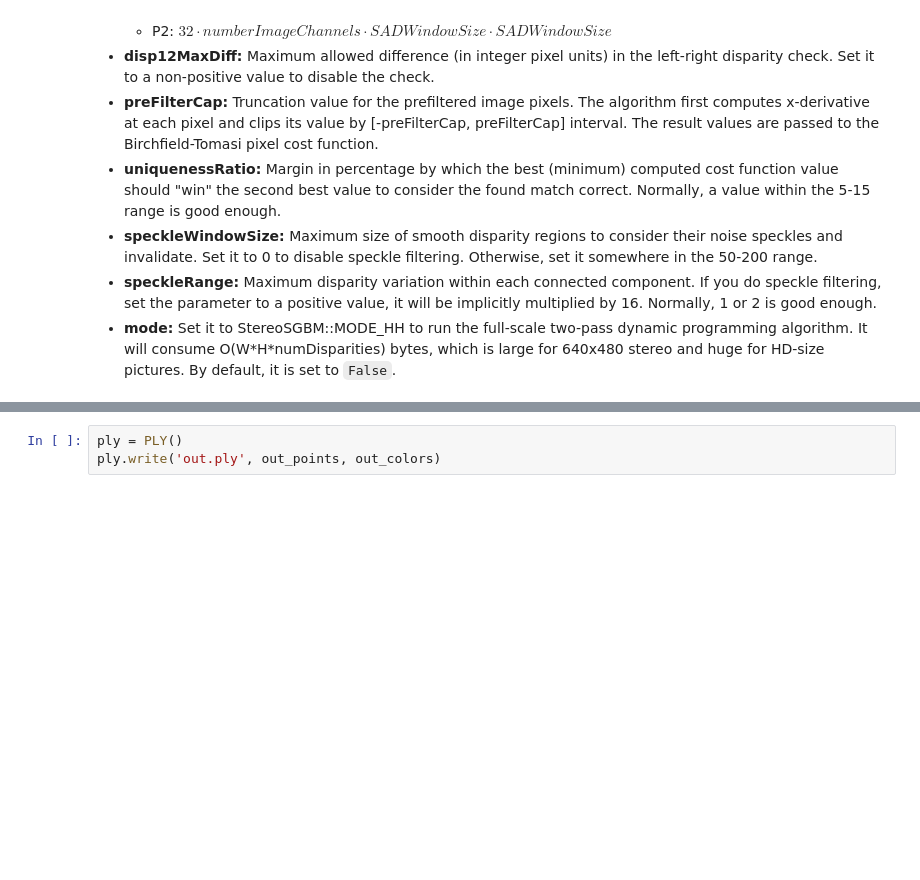
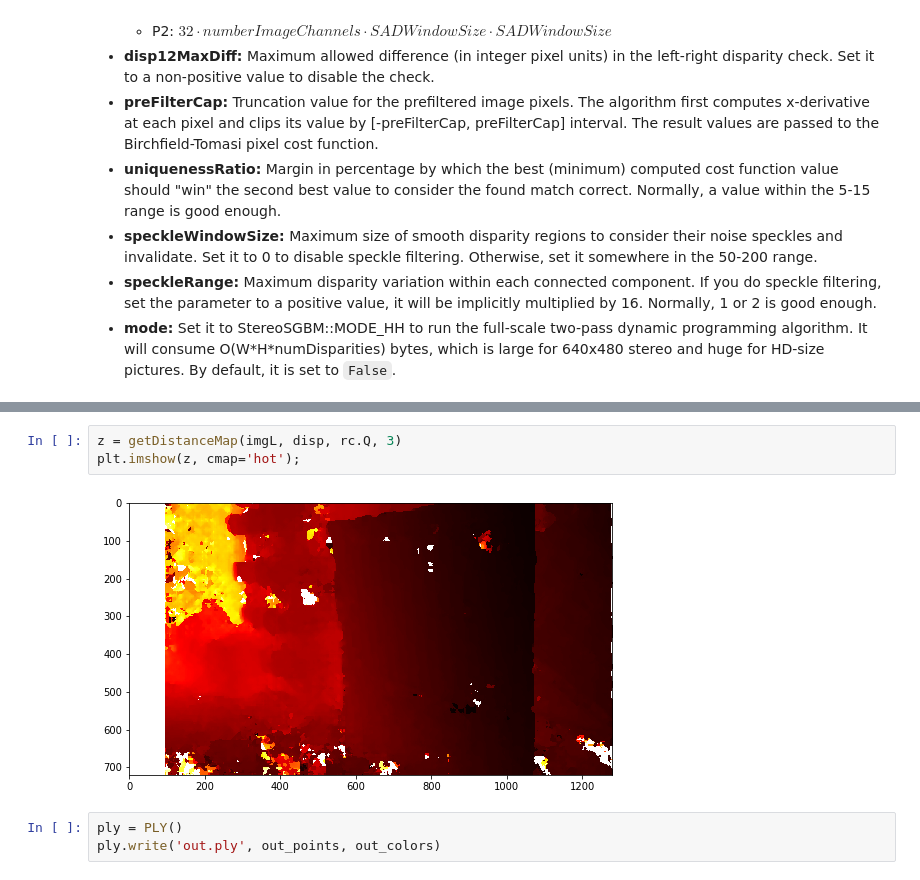
Before and after one commit to walchko/github-blog, a Jupyter notebook: source/blog/Vision/stereo-vision/stereo.ipynb, the cells around one changed output, grey strips where cells are left out. Drawn from its saved outputs; the diff is of its cells as text; blank space fills up the shorter version.

```diff
--- a/source/blog/Vision/stereo-vision/stereo.ipynb
+++ b/source/blog/Vision/stereo-vision/stereo.ipynb
@@ -176,3 +299,8 @@ end_header
+# %%
+z = getDistanceMap(imgL, disp, rc.Q, 3)
+plt.imshow(z, cmap='hot');
+# %% [output]
+[figure, added]
 # %%
 ply = PLY()
 ply.write('out.ply', out_points, out_colors)
```
Also changed, not shown: parts of 25 cells of this notebook, 5 other files.
